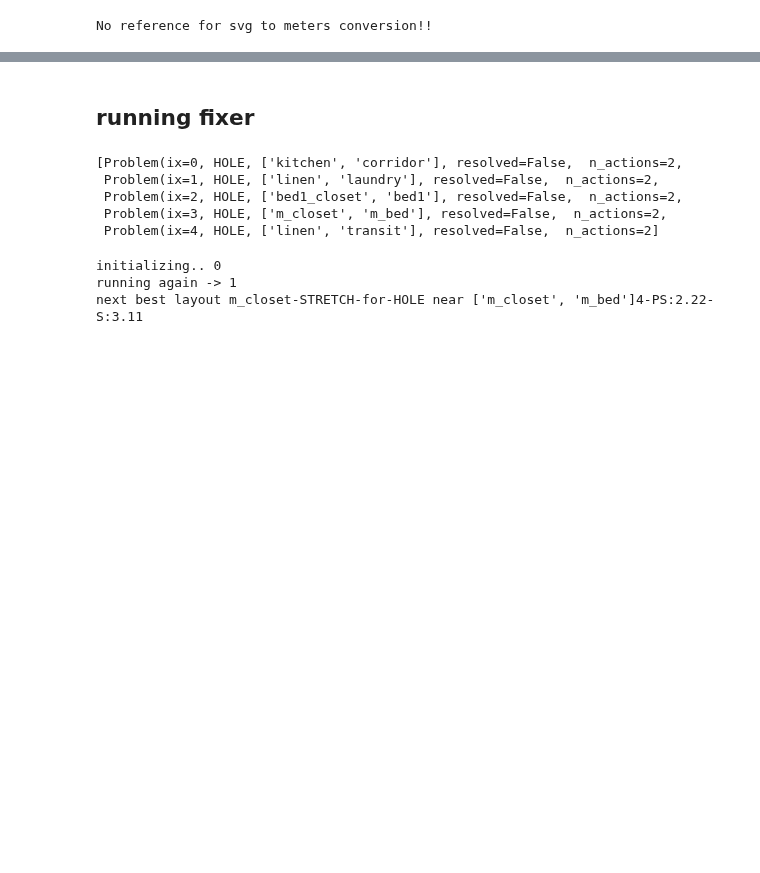
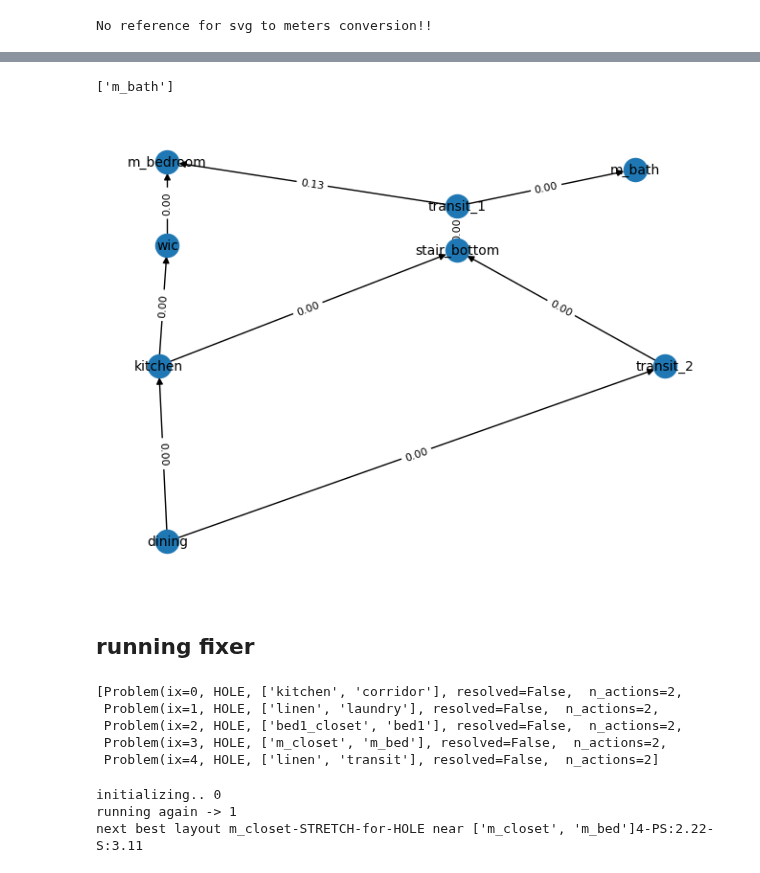
Before and after one commit to juliet29/svg2plan, a Jupyter notebook: _notebooks/stage_2_nbs/t2_scraps.ipynb, the cells around one changed output, grey strips where cells are left out. Drawn from its saved outputs; the diff is of its cells as text; code cells hidden in the pictures; blank space fills up the shorter version.

```diff
--- a/_notebooks/stage_2_nbs/t2_scraps.ipynb
+++ b/_notebooks/stage_2_nbs/t2_scraps.ipynb
@@ -59,2 +149,11 @@ draw_digraph(Gx, domains=domains)
+# %%
+res = [l for l in Gy.neighbors("wic")]
+[l for l in Gx.neighbors(res[0])]
+# %% [output]
+['m_bath']
+# %%
+draw_digraph(Gy, domains=domains)
+# %% [output]
+[figure, added]
 # %% [markdown]
 ## running fixer
```
Also changed, not shown: parts of 25 cells of this notebook, 1 other file.
